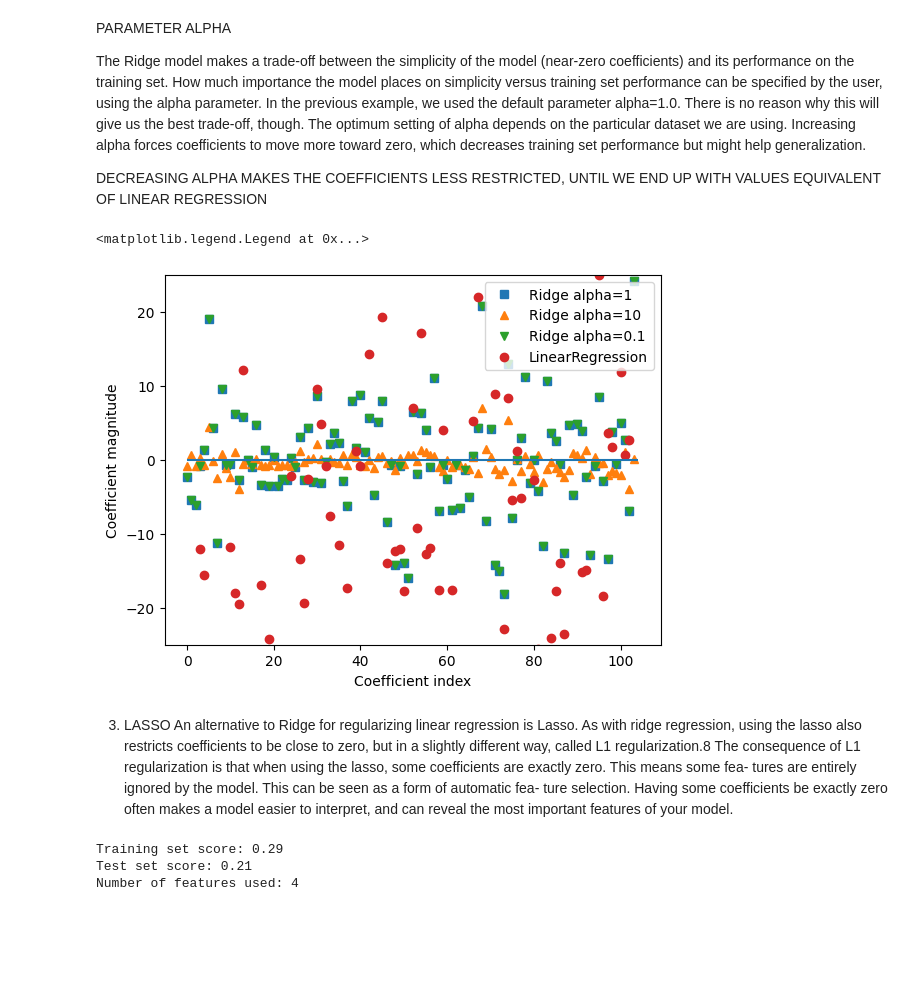
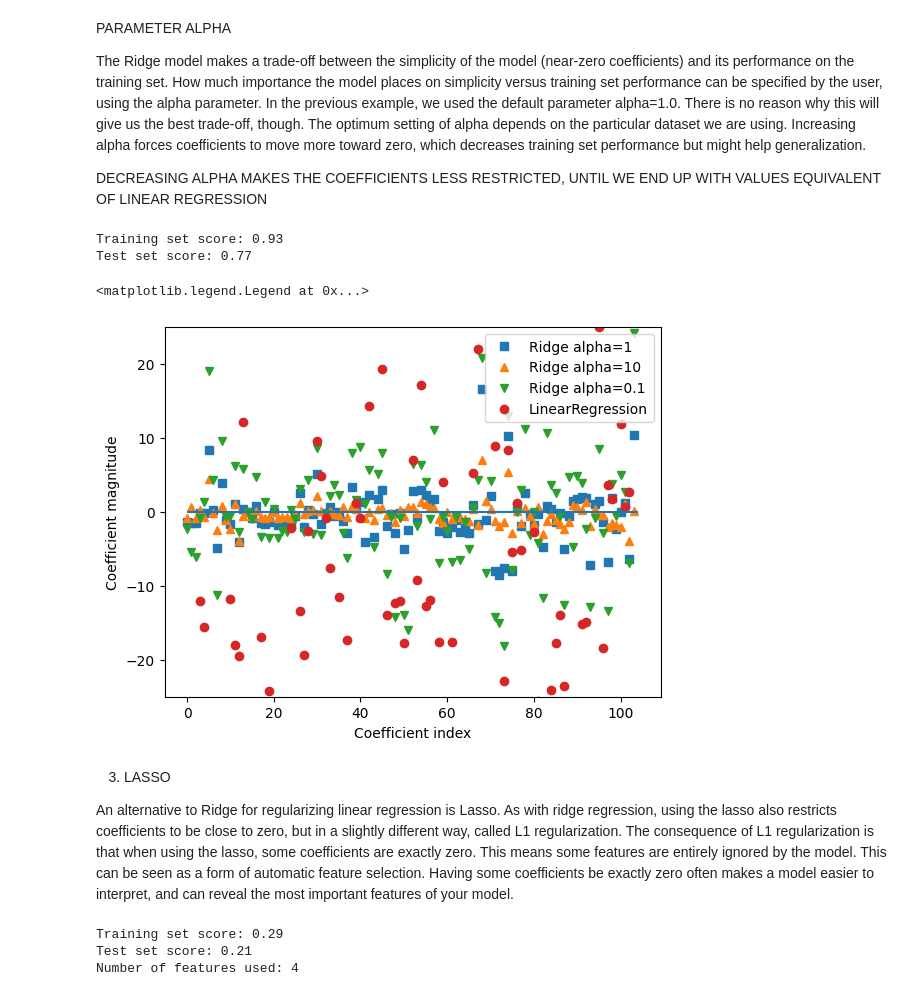
Before and after one commit to misacodes/ml_basics, a Jupyter notebook: supervised_learning.ipynb, the cells around one changed output. Saved outputs shown, nothing was run; the diff lists cells and outputs as text; code cells hidden in the pictures; blank space fills up the shorter version.

```diff
--- a/supervised_learning.ipynb
+++ b/supervised_learning.ipynb
@@ -285,21 +337,27 @@ The Ridge model makes a trade-off between the simplicity of the model (near-zero
 
 DECREASING ALPHA MAKES THE COEFFICIENTS LESS RESTRICTED, UNTIL WE END UP WITH VALUES EQUIVALENT OF LINEAR REGRESSION
 # %%
-    plt.plot(ridge.coef_, 's', label="Ridge alpha=1")
-    plt.plot(ridge10.coef_, '^', label="Ridge alpha=10")
-    plt.plot(ridge01.coef_, 'v', label="Ridge alpha=0.1")
-    plt.plot(lr.coef_, 'o', label="LinearRegression")
-    plt.xlabel("Coefficient index")
-    plt.ylabel("Coefficient magnitude")
-    plt.hlines(0, 0, len(lr.coef_))
-    plt.ylim(-25, 25)
-    plt.legend()
+ridge01 = Ridge(alpha=0.1).fit(X_train, y_train)
+print("Training set score: {:.2f}".format(ridge01.score(X_train, y_train)))
+print("Test set score: {:.2f}".format(ridge01.score(X_test, y_test)))
+plt.plot(ridge.coef_, 's', label="Ridge alpha=1")
+plt.plot(ridge10.coef_, '^', label="Ridge alpha=10")
+plt.plot(ridge01.coef_, 'v', label="Ridge alpha=0.1")
+plt.plot(lr.coef_, 'o', label="LinearRegression")
+plt.xlabel("Coefficient index")
+plt.ylabel("Coefficient magnitude")
+plt.hlines(0, 0, len(lr.coef_))
+plt.ylim(-25, 25)
+plt.legend()
 # %% [output]
-<matplotlib.legend.Legend at 0x...>
+Training set score: 0.93
+Test set score: 0.77
+<matplotlib.legend.Legend at 0x...>
-[figure, old version]
+[figure, new version]
 # %% [markdown]
 3. LASSO
-An alternative to Ridge for regularizing linear regression is Lasso. As with ridge regression, using the lasso also restricts coefficients to be close to zero, but in a slightly different way, called L1 regularization.8 The consequence of L1 regularization is that when using the lasso, some coefficients are exactly zero. This means some fea‐ tures are entirely ignored by the model. This can be seen as a form of automatic fea‐ ture selection. Having some coefficients be exactly zero often makes a model easier to interpret, and can reveal the most important features of your model.
+
+An alternative to Ridge for regularizing linear regression is Lasso. As with ridge regression, using the lasso also restricts coefficients to be close to zero, but in a slightly different way, called L1 regularization. The consequence of L1 regularization is that when using the lasso, some coefficients are exactly zero. This means some features are entirely ignored by the model. This can be seen as a form of automatic feature selection. Having some coefficients be exactly zero often makes a model easier to interpret, and can reveal the most important features of your model.
 # %%
 from sklearn.linear_model import Lasso
 lasso = Lasso().fit(X_train, y_train)
```
Also changed, not shown: parts of 10 cells of this notebook.
